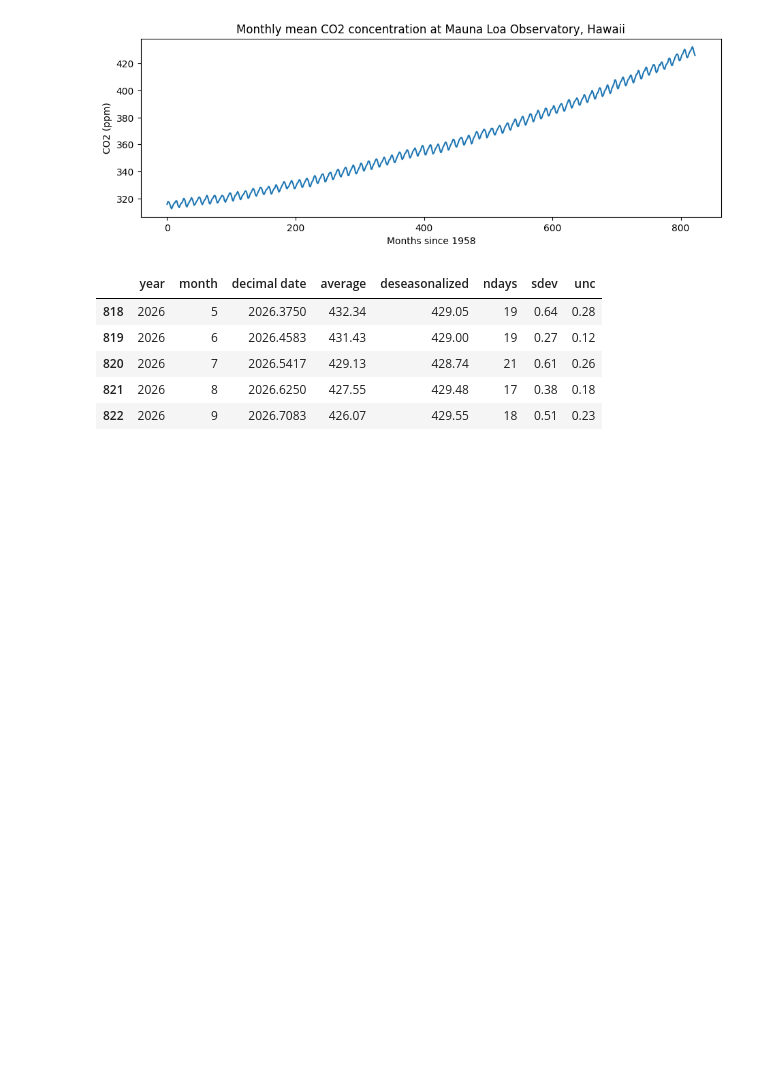
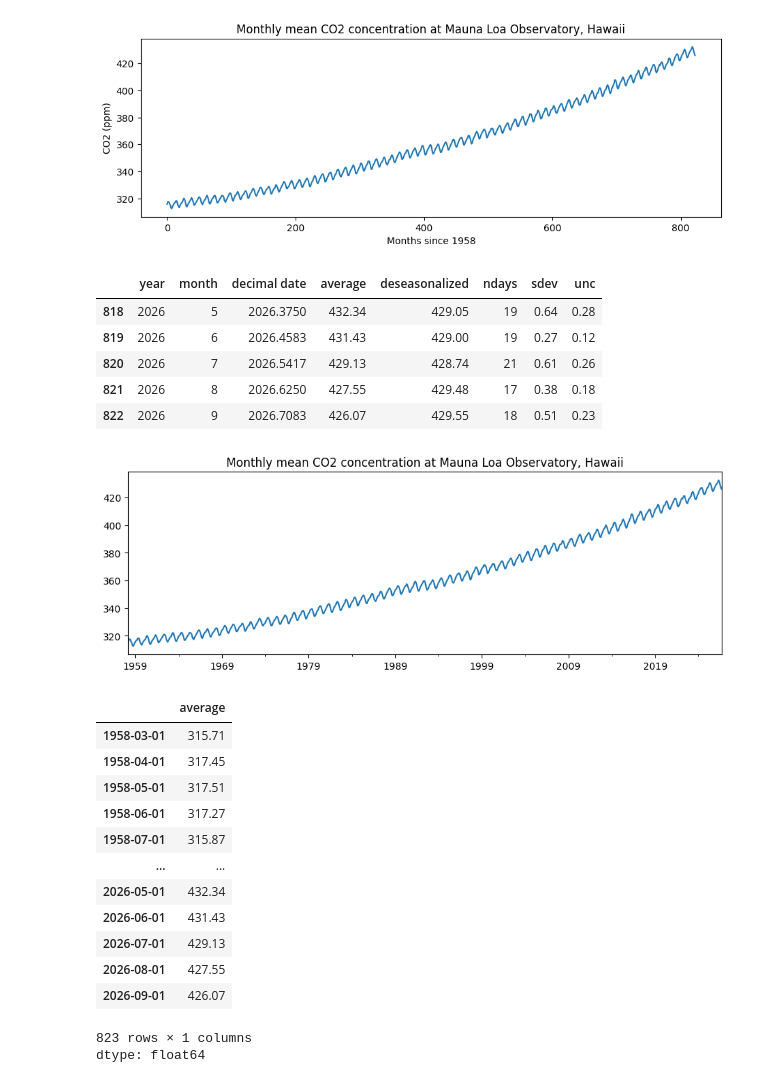
Before and after one commit to DanyRE4020/Concentracion_IA_avanzada, a Jupyter notebook: Notebook9.ipynb, the cells around one changed output. Cells and saved outputs as stored; diff of their text form; code cells hidden in the pictures; blank space fills up the shorter version.

```diff
--- a/Notebook9.ipynb
+++ b/Notebook9.ipynb
@@ -28,3 +28,26 @@ raw.tail()
 | 820 | 2026 | 7 | 2026.5417 | 429.13 | 428.74 | 21 | 0.61 | 0.26 |
 | 821 | 2026 | 8 | 2026.6250 | 427.55 | 429.48 | 17 | 0.38 | 0.18 |
 | 822 | 2026 | 9 | 2026.7083 | 426.07 | 429.55 | 18 | 0.51 | 0.23 |
+# %%
+raw.index = pd.to_datetime(raw[['year', 'month']].assign(day=1))
+raw = raw.asfreq("MS")
+co2 = raw['average']
+co2.plot(title='Monthly mean CO2 concentration at Mauna Loa Observatory, Hawaii')
+plt.show()
+co2
+# %% [output]
+[figure, added]
+|  | average |
+| 1958-03-01 | 315.71 |
+| 1958-04-01 | 317.45 |
+| 1958-05-01 | 317.51 |
+| 1958-06-01 | 317.27 |
+| 1958-07-01 | 315.87 |
+| ... | ... |
+| 2026-05-01 | 432.34 |
+| 2026-06-01 | 431.43 |
+| 2026-07-01 | 429.13 |
+| 2026-08-01 | 427.55 |
+| 2026-09-01 | 426.07 |
+823 rows × 1 columns
+dtype: float64
```
